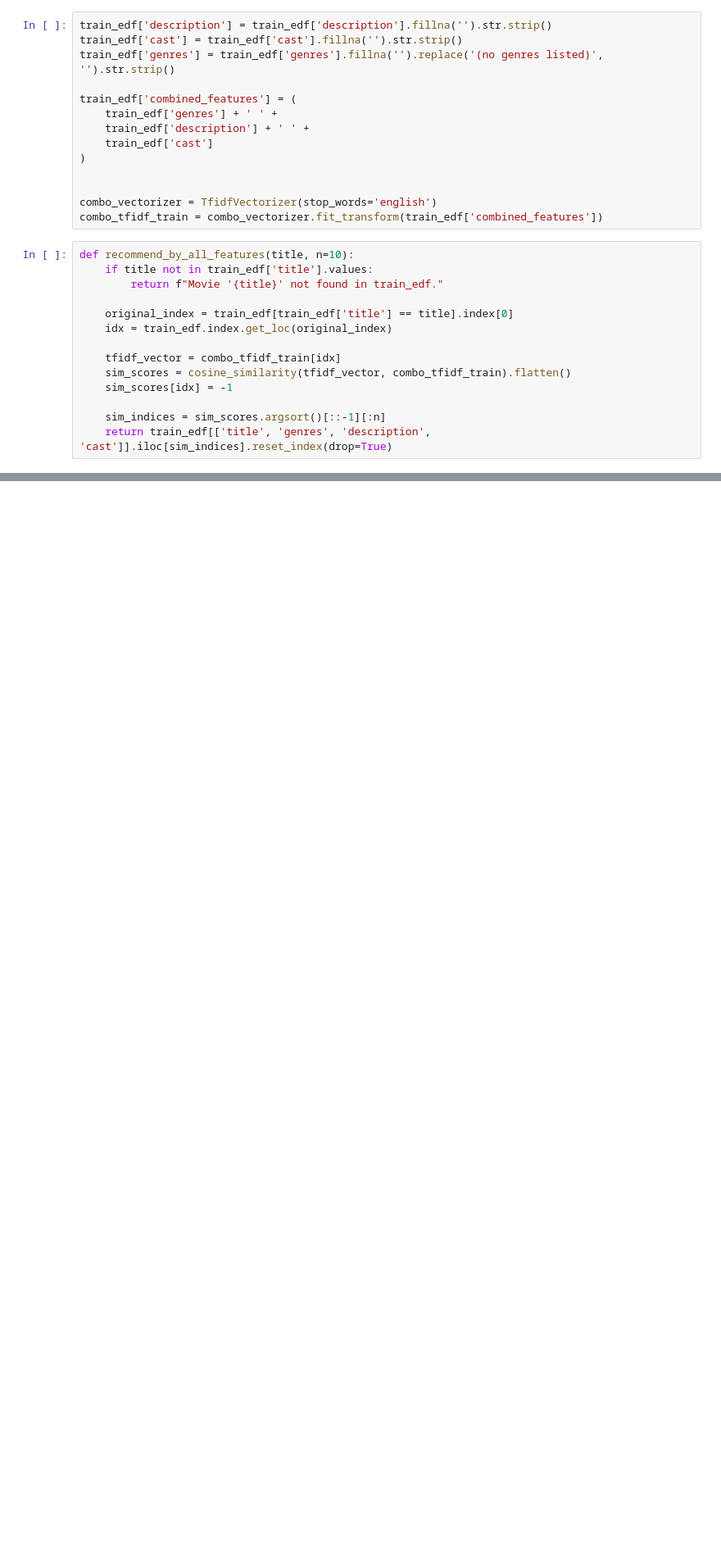
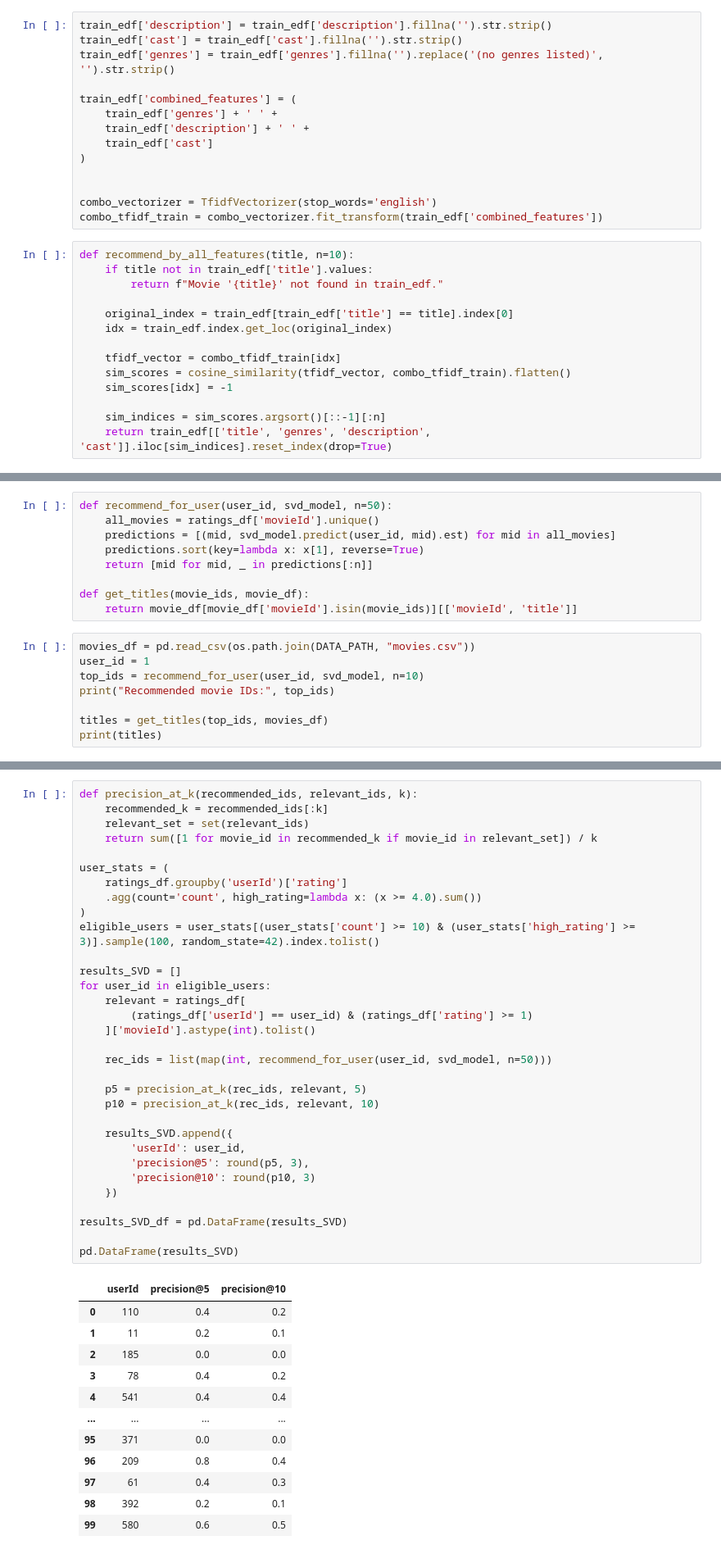
Before and after one commit to ccvetanska/Recommender, a Jupyter notebook: Recommender.ipynb, the cells around one changed output, grey strips where cells are left out. Shown at 82% size. Cells and saved outputs as stored; diff of their text form; blank space fills up the shorter version.

```diff
--- a/Recommender.ipynb
+++ b/Recommender.ipynb
@@ -553,0 +647,17 @@ Top 5 similar films by description:
+# %%
+def recommend_for_user(user_id, svd_model, n=50):
+    all_movies = ratings_df['movieId'].unique()
+    predictions = [(mid, svd_model.predict(user_id, mid).est) for mid in all_movies]
+    predictions.sort(key=lambda x: x[1], reverse=True)
+    return [mid for mid, _ in predictions[:n]]
+
+def get_titles(movie_ids, movie_df):
+    return movie_df[movie_df['movieId'].isin(movie_ids)][['movieId', 'title']]
+# %%
+movies_df = pd.read_csv(os.path.join(DATA_PATH, "movies.csv"))
+user_id = 1
+top_ids = recommend_for_user(user_id, svd_model, n=10)
+print("Recommended movie IDs:", top_ids)
+
+titles = get_titles(top_ids, movies_df)
+print(titles)
@@ -553,0 +688,45 @@ Top 5 similar films by description:
+# %%
+def precision_at_k(recommended_ids, relevant_ids, k):
+    recommended_k = recommended_ids[:k]
+    relevant_set = set(relevant_ids)
+    return sum([1 for movie_id in recommended_k if movie_id in relevant_set]) / k
+
+user_stats = (
+    ratings_df.groupby('userId')['rating']
+    .agg(count='count', high_rating=lambda x: (x >= 4.0).sum())
+)
+eligible_users = user_stats[(user_stats['count'] >= 10) & (user_stats['high_rating'] >= 3)].sample(100, random_state=42).index.tolist()
+
+results_SVD = []
+for user_id in eligible_users:
+    relevant = ratings_df[
+        (ratings_df['userId'] == user_id) & (ratings_df['rating'] >= 1)
+    ]['movieId'].astype(int).tolist()
+
+    rec_ids = list(map(int, recommend_for_user(user_id, svd_model, n=50)))
+
+    p5 = precision_at_k(rec_ids, relevant, 5)
+    p10 = precision_at_k(rec_ids, relevant, 10)
+
+    results_SVD.append({
+        'userId': user_id,
+        'precision@5': round(p5, 3),
+        'precision@10': round(p10, 3)
+    })
+
+results_SVD_df = pd.DataFrame(results_SVD)
+
+pd.DataFrame(results_SVD)
+# %% [output]
+|  | userId | precision@5 | precision@10 |
+| 0 | 110 | 0.4 | 0.2 |
+| 1 | 11 | 0.2 | 0.1 |
+| 2 | 185 | 0.0 | 0.0 |
+| 3 | 78 | 0.4 | 0.2 |
+| 4 | 541 | 0.4 | 0.4 |
+| ... | ... | ... | ... |
+| 95 | 371 | 0.0 | 0.0 |
+| 96 | 209 | 0.8 | 0.4 |
+| 97 | 61 | 0.4 | 0.3 |
+| 98 | 392 | 0.2 | 0.1 |
+| 99 | 580 | 0.6 | 0.5 |
```
Also changed, not shown: parts of 70 cells of this notebook, 5 other files.
